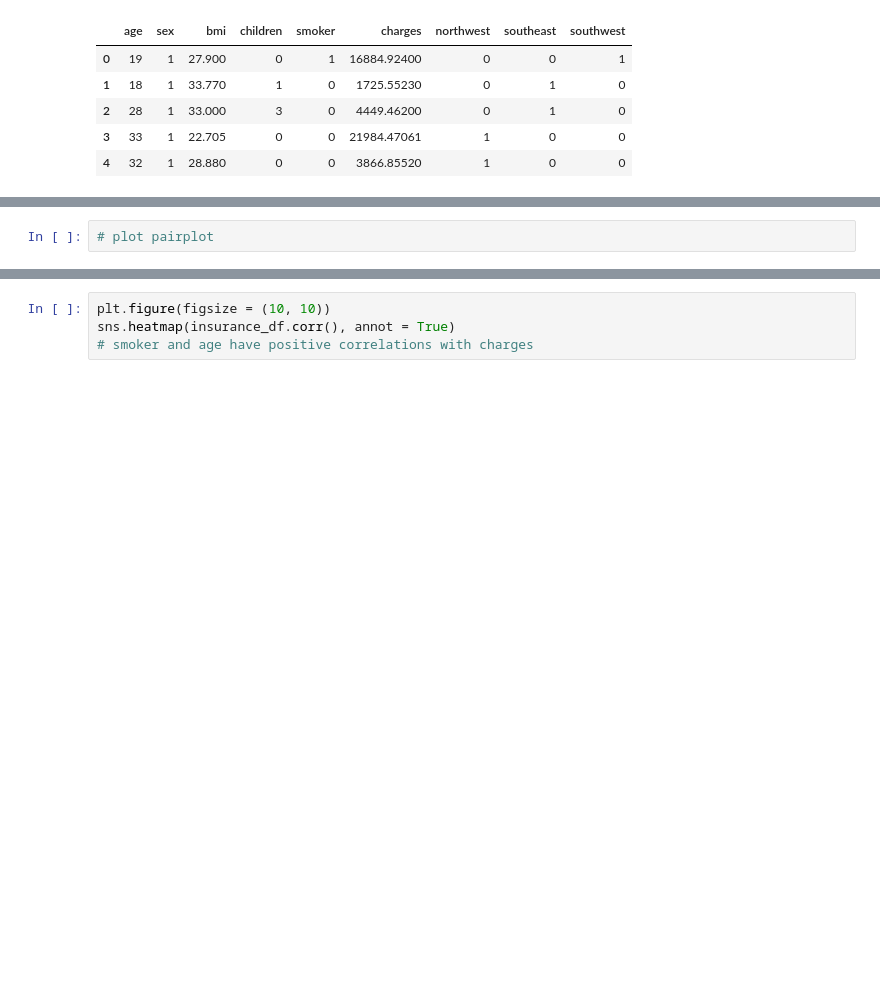
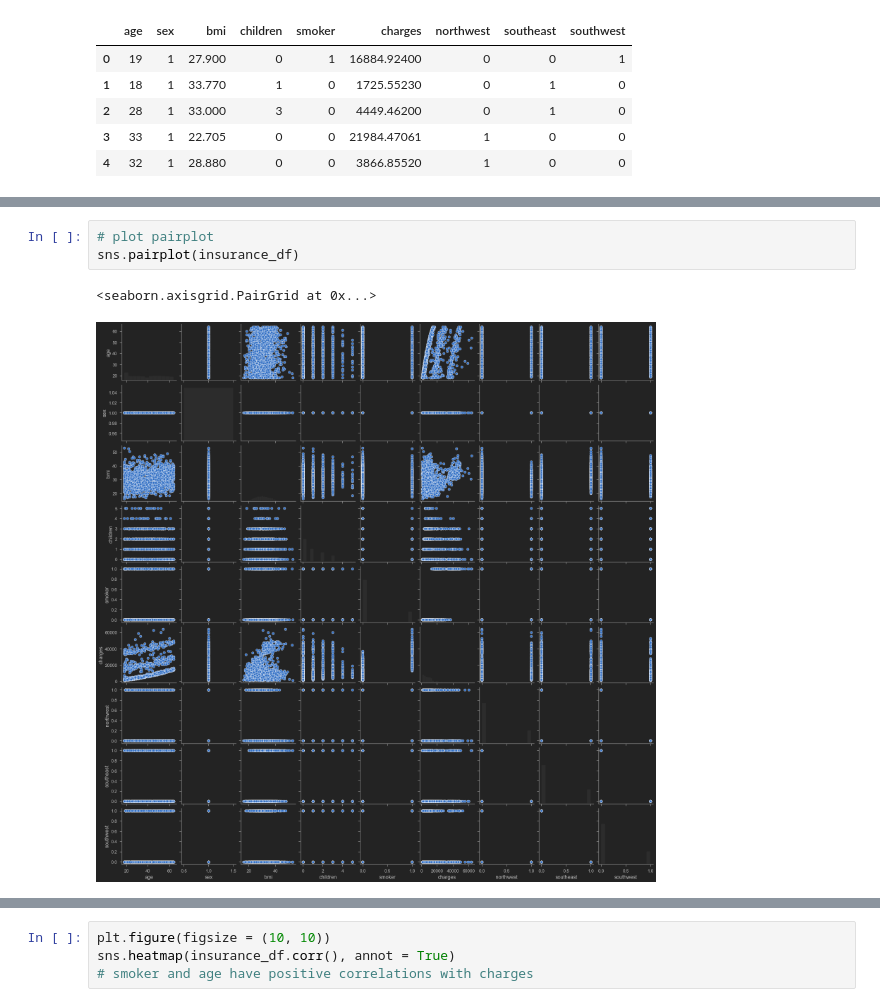
Before and after one commit to SowdaminiKosuru/FinalCapstoneProject, a Jupyter notebook: Medical Insurance Premium Prediction with Machine Learning.ipynb, the cells around one changed output, grey strips where cells are left out. Drawn from its saved outputs; the diff is of its cells as text; blank space fills up the shorter version.

```diff
--- a/Medical Insurance Premium Prediction with Machine Learning.ipynb
+++ b/Medical Insurance Premium Prediction with Machine Learning.ipynb
@@ -211,5 +217,9 @@ insurance_df.head()
 # %%
 # plot pairplot
+sns.pairplot(insurance_df)
+# %% [output]
+<seaborn.axisgrid.PairGrid at 0x...>
+[figure, added]
 # %%
 plt.figure(figsize = (15, 6))
 sns.regplot(x = 'age', y = 'charges', data = insurance_df)
```
Also changed, not shown: parts of 48 cells of this notebook.
